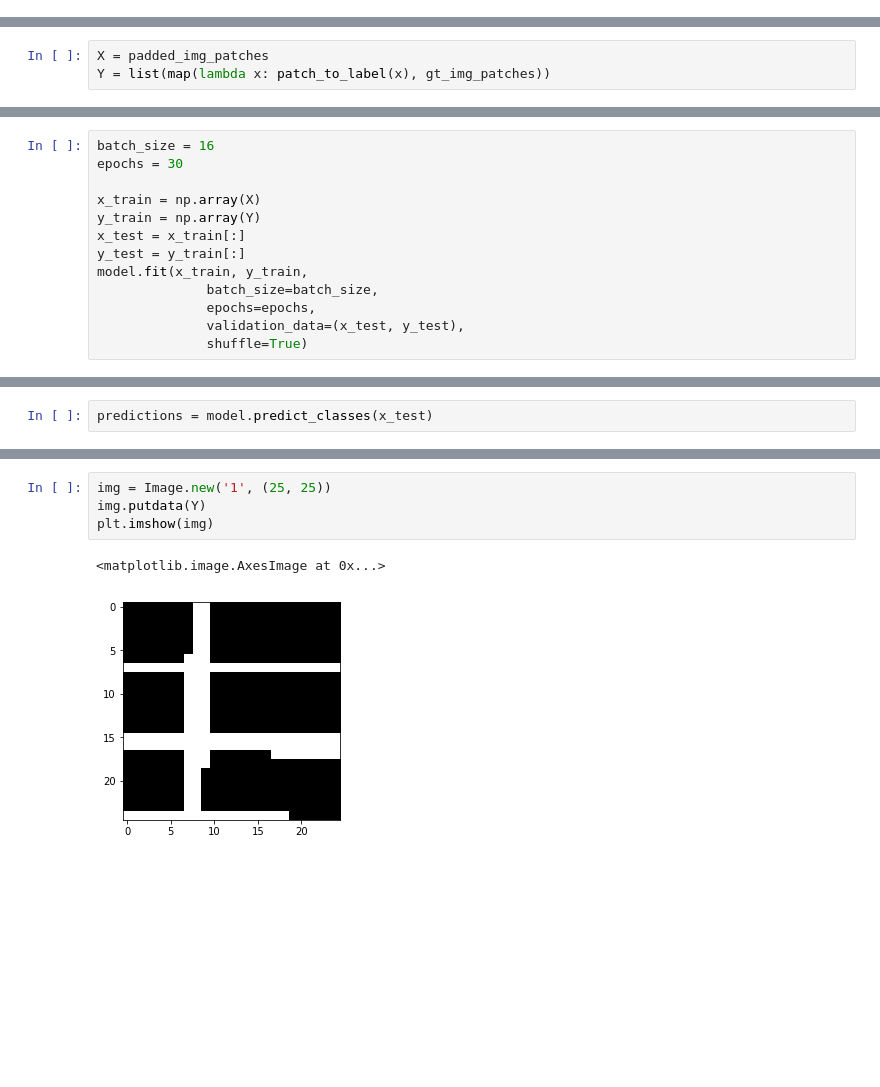
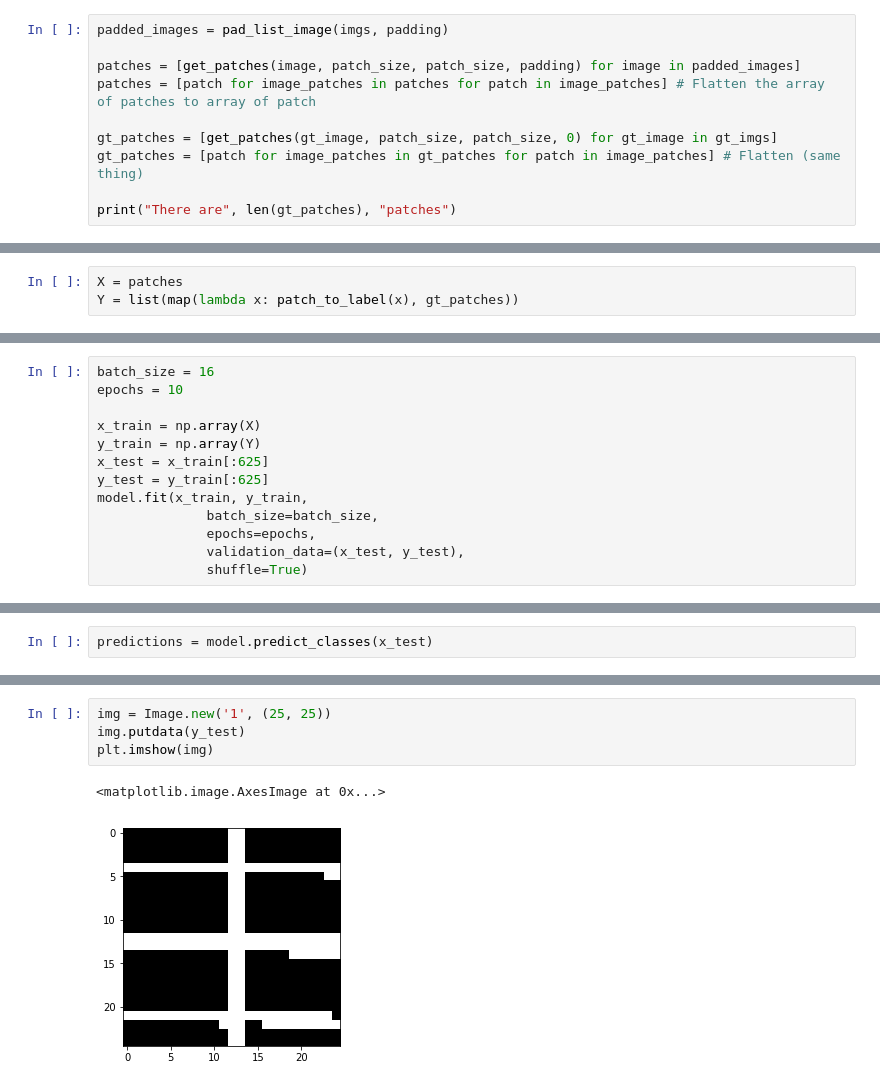
Before and after one commit to Coac/epfl-ml-projects, a Jupyter notebook: epfl-ml-project2/Victor.ipynb, the cells around one changed output, grey strips where cells are left out. Cells and saved outputs as stored; diff of their text form; blank space fills up the shorter version.

```diff
--- a/epfl-ml-project2/Victor.ipynb
+++ b/epfl-ml-project2/Victor.ipynb
@@ -183,0 +201,10 @@ for i, transformed_image in enumerate(transformed_images):
+# %%
+padded_images = pad_list_image(imgs, padding)
+
+patches = [get_patches(image, patch_size, patch_size, padding) for image in padded_images]
+patches = [patch for image_patches in patches for patch in image_patches] # Flatten the array of patches to array of patch
+
+gt_patches = [get_patches(gt_image, patch_size, patch_size, 0) for gt_image in gt_imgs]
+gt_patches = [patch for image_patches in gt_patches for patch in image_patches] # Flatten (same thing)
+
+print("There are", len(gt_patches), "patches")
@@ -206,3 +239,3 @@ plt.show()
 # %%
-X = padded_img_patches
-Y = list(map(lambda x: patch_to_label(x), gt_img_patches))
+X = patches
+Y = list(map(lambda x: patch_to_label(x), gt_patches))
@@ -240,11 +277,11 @@ model.compile(loss='binary_crossentropy',
 # %%
 batch_size = 16
-epochs = 30
+epochs = 10
 
 x_train = np.array(X)
 y_train = np.array(Y)
-x_test = x_train[:]
-y_test = y_train[:]
+x_test = x_train[:625]
+y_test = y_train[:625]
 model.fit(x_train, y_train,
               batch_size=batch_size,
               epochs=epochs,
@@ -281,7 +318,7 @@ plt.imshow(img)
 # %%
 img = Image.new('1', (25, 25))
-img.putdata(Y)
+img.putdata(y_test)
 plt.imshow(img)
 # %% [output]
 <matplotlib.image.AxesImage at 0x...>
-[figure, old version]
+[figure, new version]
```
Also changed, not shown: parts of 15 cells of this notebook.
